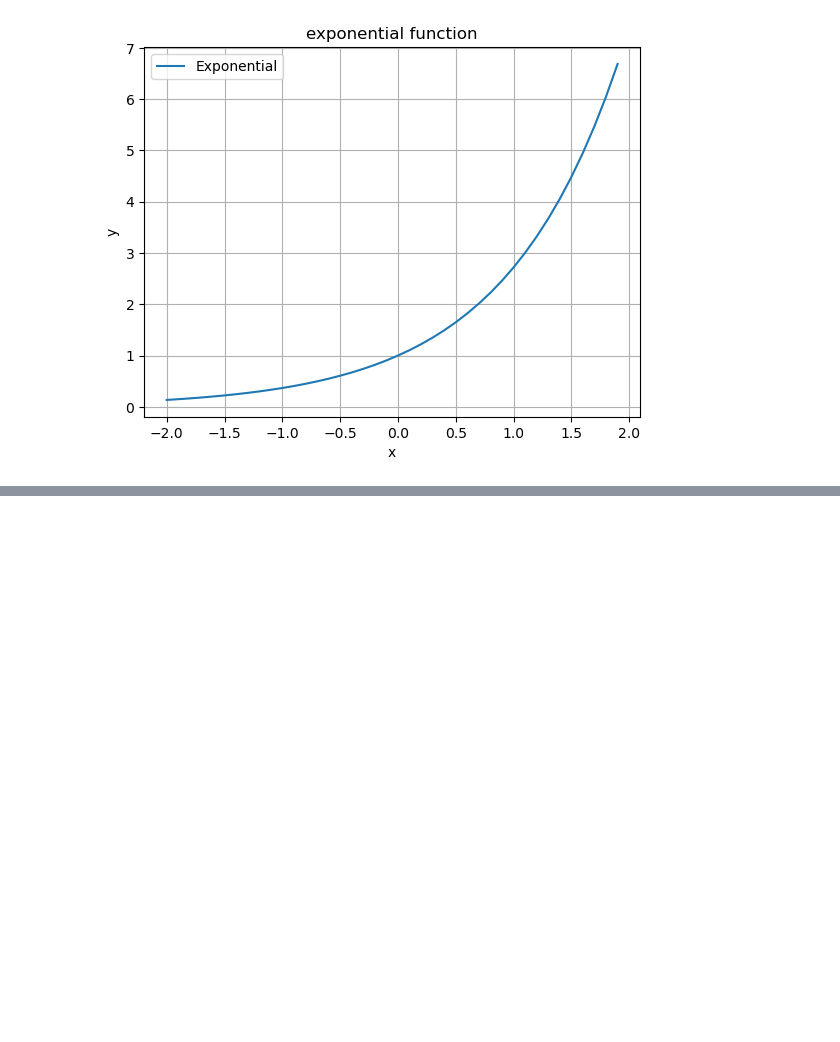
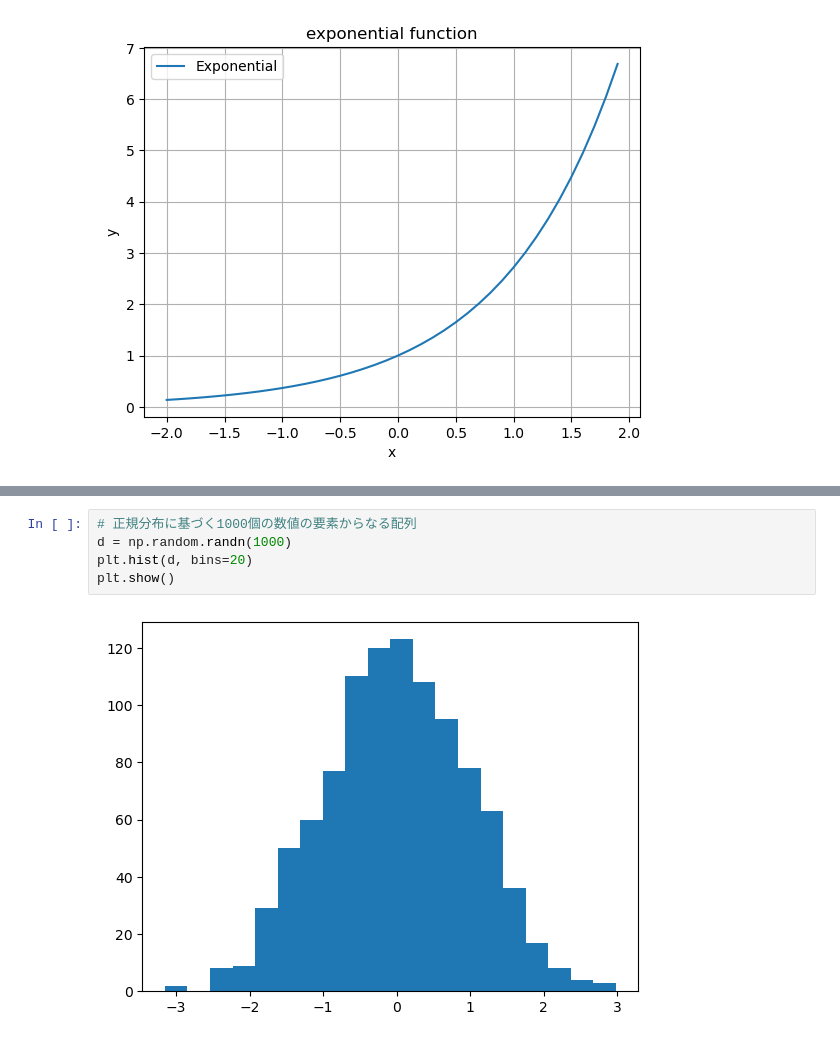
Before and after one commit to avanadepiao/netflix, a Jupyter notebook: Matplotlib.ipynb, the cells around one changed output, grey strips where cells are left out. Drawn from its saved outputs; the diff is of its cells as text; blank space fills up the shorter version.

```diff
--- a/Matplotlib.ipynb
+++ b/Matplotlib.ipynb
@@ -119,0 +144,7 @@ plot_exp('exponential function', 'x', 'y', 'Exponential', True)
+# %%
+# 正規分布に基づく1000個の数値の要素からなる配列
+d = np.random.randn(1000)
+plt.hist(d, bins=20)
+plt.show()
+# %% [output]
+[figure, added]
```
Also changed, not shown: parts of 6 cells of this notebook, 1 other file.
